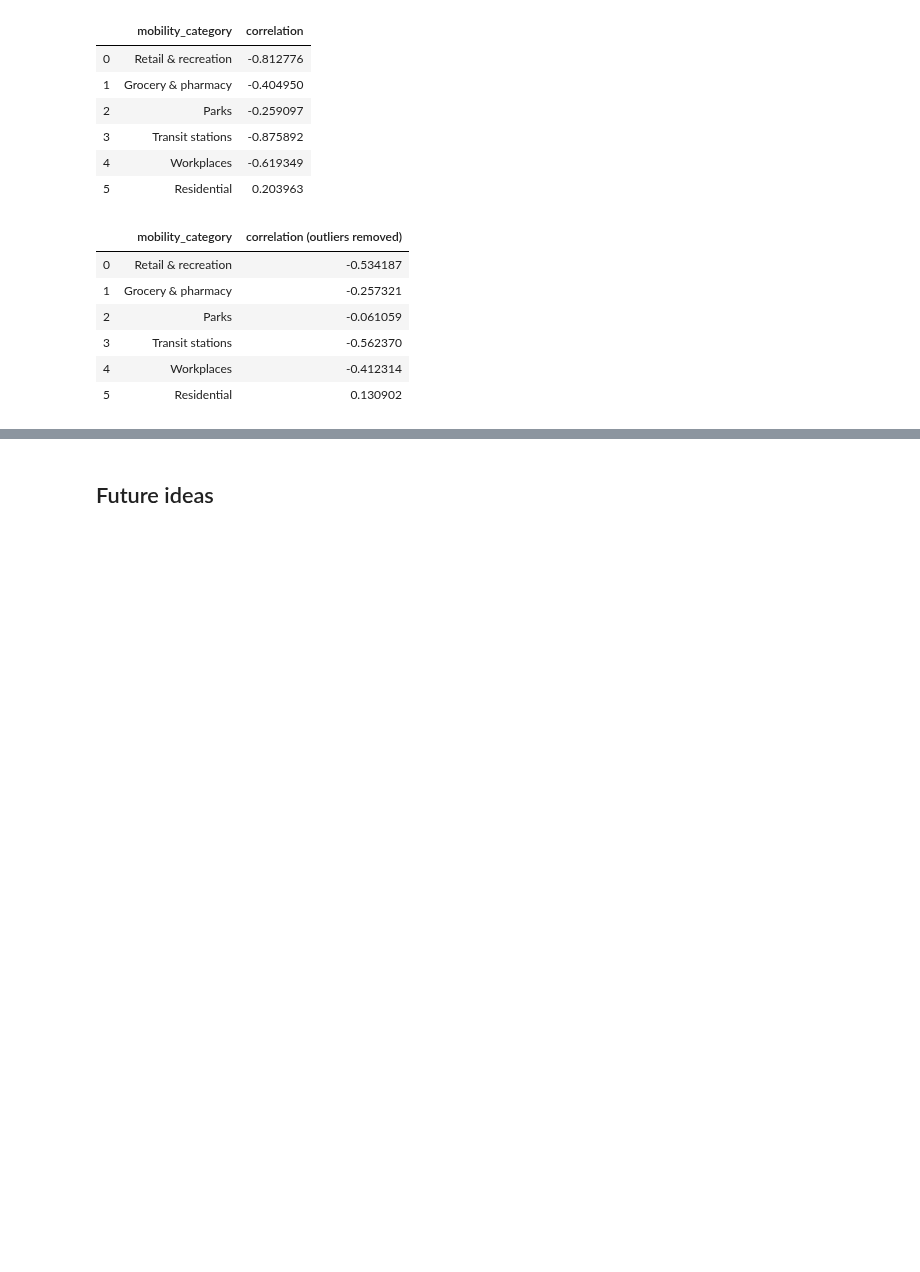
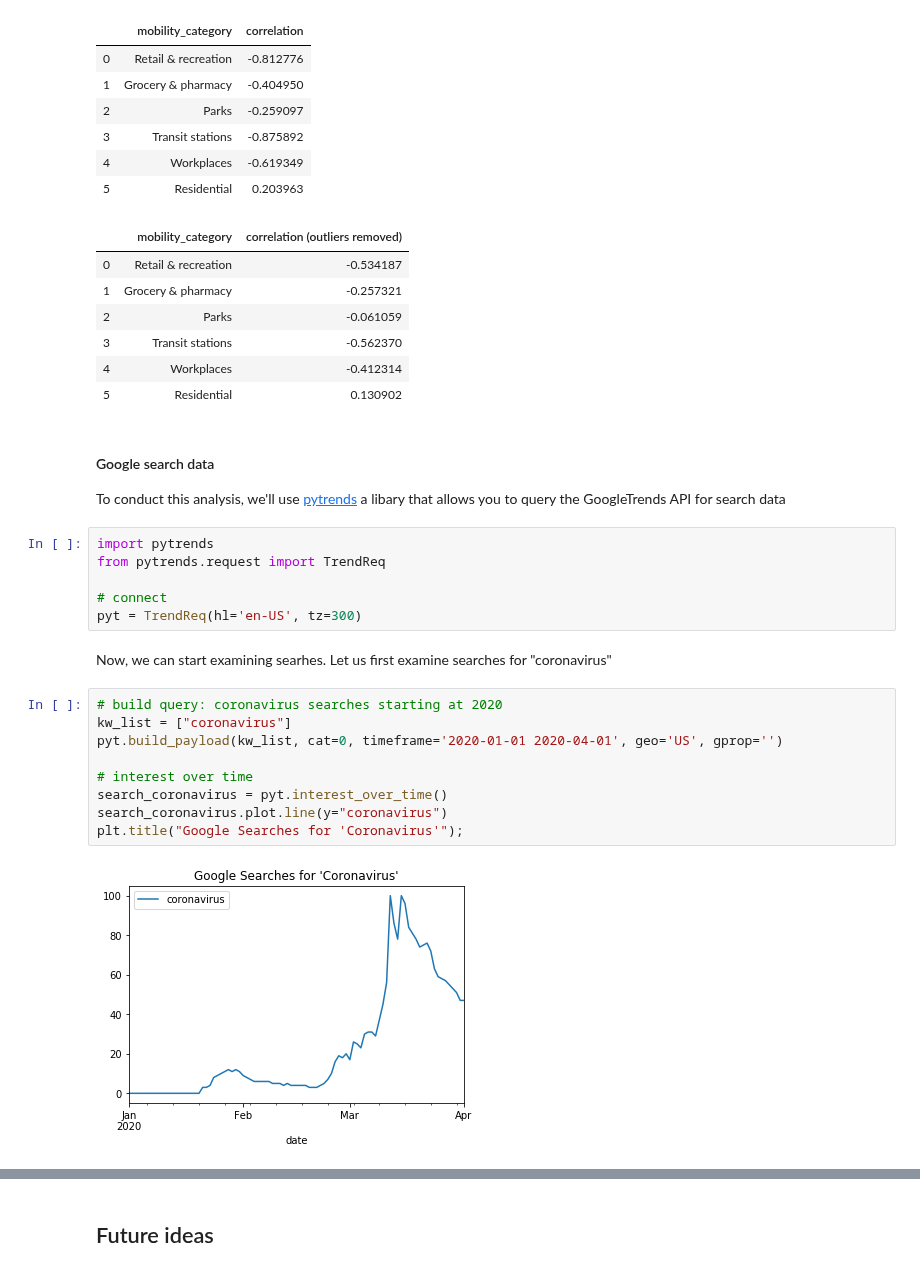
Before and after one commit to spotted-d/RNN_covid19_modeling, a Jupyter notebook: milestone2_eda/milestone2_eda.ipynb, the cells around one changed output, grey strips where cells are left out. Cells and saved outputs as stored; diff of their text form; blank space fills up the shorter version.

Commit message:
eda - google queries

```diff
--- a/milestone2_eda/milestone2_eda.ipynb
+++ b/milestone2_eda/milestone2_eda.ipynb
@@ -416,3 +405,25 @@ display(pd.DataFrame(correlations_nooutliers))
 | 3 | Transit stations | -0.562370 |
 | 4 | Workplaces | -0.412314 |
 | 5 | Residential | 0.130902 |
+# %% [markdown]
+#### Google search data
+To conduct this analysis, we'll use [pytrends](https://github.com/GeneralMills/pytrends) a libary that allows you to query the GoogleTrends API for search data
+# %%
+import pytrends
+from pytrends.request import TrendReq
+
+# connect
+pyt = TrendReq(hl='en-US', tz=300)
+# %% [markdown]
+Now, we can start examining searhes. Let us first examine searches for "coronavirus"
+# %%
+# build query: coronavirus searches starting at 2020
+kw_list = ["coronavirus"]
+pyt.build_payload(kw_list, cat=0, timeframe='2020-01-01 2020-04-01', geo='US', gprop='')
+
+# interest over time
+search_coronavirus = pyt.interest_over_time()
+search_coronavirus.plot.line(y="coronavirus")
+plt.title("Google Searches for 'Coronavirus'");
+# %% [output]
+[figure, added]
```
Also changed, not shown: parts of 11 cells of this notebook.
